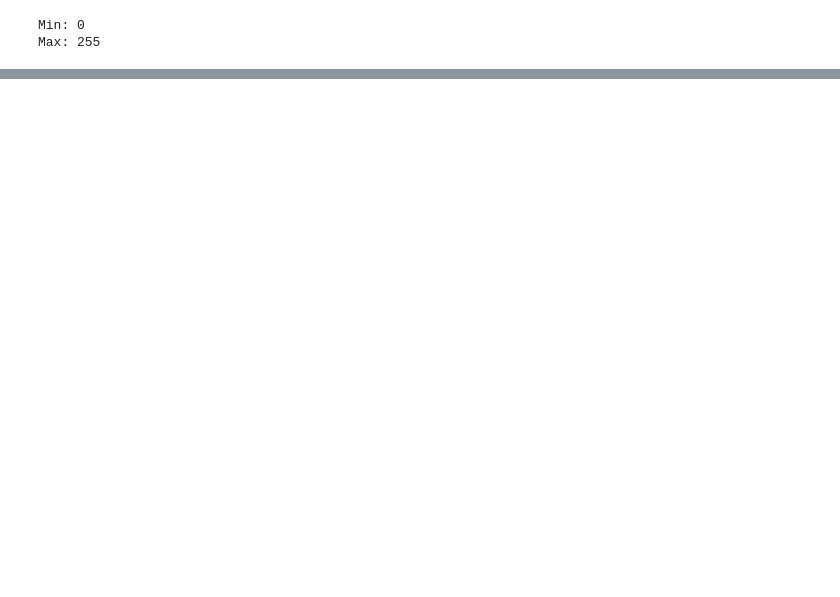
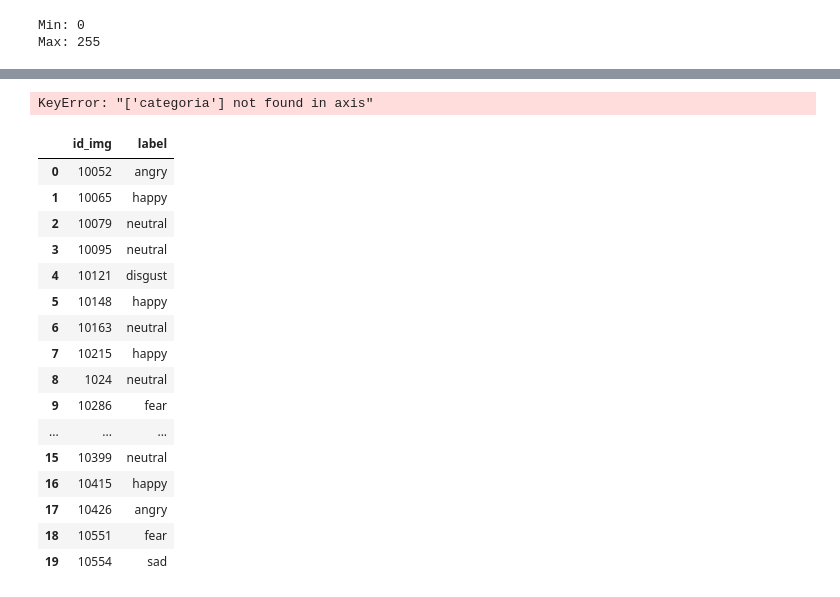
Before and after one commit to ManuelRF86/EmoDecode_3000, a Jupyter notebook: trabajo/ejercicio.ipynb, the cells around one changed output, grey strips where cells are left out. Saved outputs shown, nothing was run; the diff lists cells and outputs as text; code cells hidden in the pictures; blank space fills up the shorter version.

```diff
--- a/trabajo/ejercicio.ipynb
+++ b/trabajo/ejercicio.ipynb
@@ -194,0 +434,30 @@ from tensorflow.keras.utils import to_categorical
+# %%
+submision_2['label'] = submision_2['categoria'].map(etiquetas)
+# %%
+submision = pd.read_csv('test_set.csv')
+# %%
+submision_2.drop(['categoria'],axis=1, inplace=True)
+# %% [output]
+KeyError: "['categoria'] not found in axis"
+# %%
+submision['label'] = submision_2['label']
+# %%
+submision.head(20)
+# %% [output]
+|  | id_img | label |
+| 0 | 10052 | angry |
+| 1 | 10065 | happy |
+| 2 | 10079 | neutral |
+| 3 | 10095 | neutral |
+| 4 | 10121 | disgust |
+| 5 | 10148 | happy |
+| 6 | 10163 | neutral |
+| 7 | 10215 | happy |
+| 8 | 1024 | neutral |
+| 9 | 10286 | fear |
+| ... | ... | ... |
+| 15 | 10399 | neutral |
+| 16 | 10415 | happy |
+| 17 | 10426 | angry |
+| 18 | 10551 | fear |
+| 19 | 10554 | sad |
```
Also changed, not shown: parts of 35 cells of this notebook, 2 other files.
